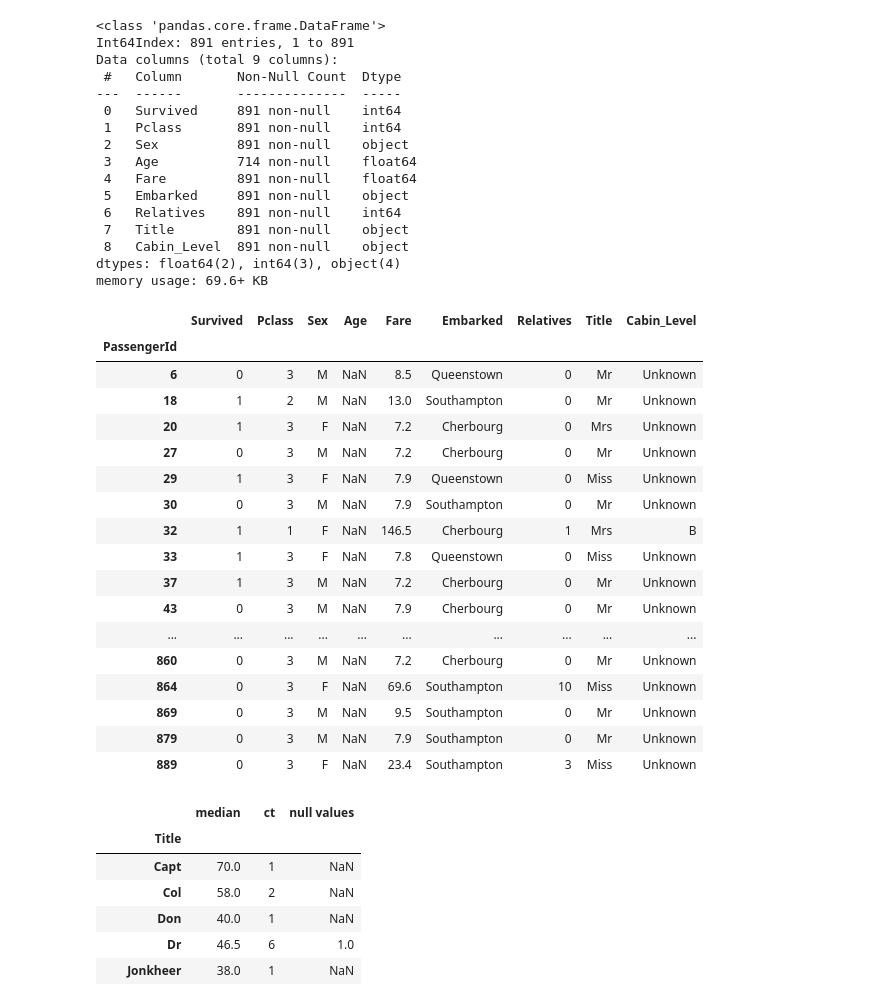
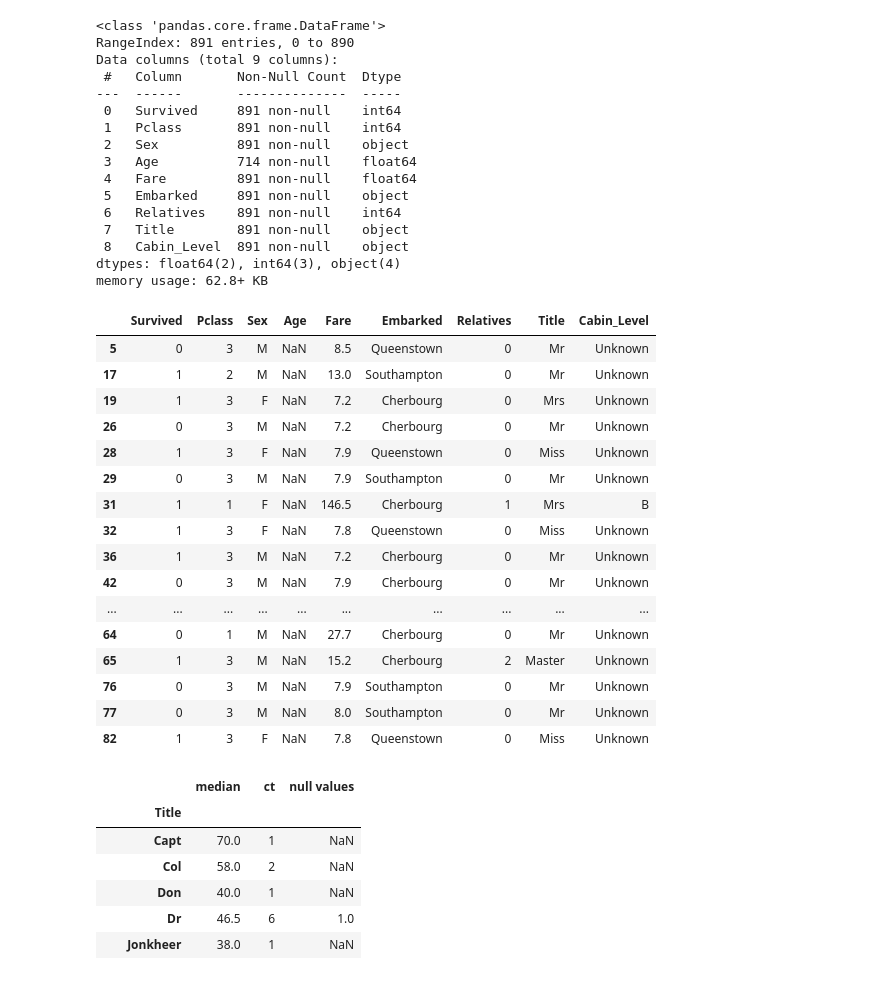
Before and after one commit to jcowper7/titanic_challenge, a Jupyter notebook: titanic_analysis.ipynb, the cells around one changed output. Saved outputs shown, nothing was run; the diff lists cells and outputs as text; code cells hidden in the pictures.

```diff
--- a/titanic_analysis.ipynb
+++ b/titanic_analysis.ipynb
@@ -11,7 +13,7 @@ pd.set_option('display.max_rows', None)
 # %%
 #source
 url = "https://raw.githubusercontent.com/datasciencedojo/datasets/master/titanic.csv"
-df = pd.read_csv(url,index_col=0,parse_dates=[0])
+df = pd.read_csv(url)#,index_col=0,parse_dates=[0])
 # %%
 df.head(10)
 # %% [output]
@@ -75,7 +75,7 @@ df.info()
 #round ages to floor
 # %% [output]
 <class 'pandas.core.frame.DataFrame'>
-Int64Index: 891 entries, 1 to 891
+RangeIndex: 891 entries, 0 to 890
 Data columns (total 9 columns):
  #   Column       Non-Null Count  Dtype
 ---  ------       --------------  -----
@@ -89,31 +89,30 @@ Data columns (total 9 columns):
  7   Title        891 non-null    object
  8   Cabin_Level  891 non-null    object
 dtypes: float64(2), int64(3), object(4)
-memory usage: 69.6+ KB
+memory usage: 62.8+ KB
 # %%
 #generate median age per variable groups to join into those with no age
 
 #explore missing age records
-df[df['Age'].isna()] #potential useful -> pclass, embarked, sex, title/young/old title?
+df[df['Age'].isna()].head(20) #potential useful -> pclass, embarked, sex, title/young/old title?
 # %% [output]
 |  | Survived | Pclass | Sex | Age | Fare | Embarked | Relatives | Title | Cabin_Level |
-| PassengerId |  |  |  |  |  |  |  |  |  |
-| 6 | 0 | 3 | M | NaN | 8.5 | Queenstown | 0 | Mr | Unknown |
-| 18 | 1 | 2 | M | NaN | 13.0 | Southampton | 0 | Mr | Unknown |
-| 20 | 1 | 3 | F | NaN | 7.2 | Cherbourg | 0 | Mrs | Unknown |
-| 27 | 0 | 3 | M | NaN | 7.2 | Cherbourg | 0 | Mr | Unknown |
-| 29 | 1 | 3 | F | NaN | 7.9 | Queenstown | 0 | Miss | Unknown |
-| 30 | 0 | 3 | M | NaN | 7.9 | Southampton | 0 | Mr | Unknown |
-| 32 | 1 | 1 | F | NaN | 146.5 | Cherbourg | 1 | Mrs | B |
-| 33 | 1 | 3 | F | NaN | 7.8 | Queenstown | 0 | Miss | Unknown |
-| 37 | 1 | 3 | M | NaN | 7.2 | Cherbourg | 0 | Mr | Unknown |
-| 43 | 0 | 3 | M | NaN | 7.9 | Cherbourg | 0 | Mr | Unknown |
+| 5 | 0 | 3 | M | NaN | 8.5 | Queenstown | 0 | Mr | Unknown |
+| 17 | 1 | 2 | M | NaN | 13.0 | Southampton | 0 | Mr | Unknown |
+| 19 | 1 | 3 | F | NaN | 7.2 | Cherbourg | 0 | Mrs | Unknown |
+| 26 | 0 | 3 | M | NaN | 7.2 | Cherbourg | 0 | Mr | Unknown |
+| 28 | 1 | 3 | F | NaN | 7.9 | Queenstown | 0 | Miss | Unknown |
+| 29 | 0 | 3 | M | NaN | 7.9 | Southampton | 0 | Mr | Unknown |
+| 31 | 1 | 1 | F | NaN | 146.5 | Cherbourg | 1 | Mrs | B |
+| 32 | 1 | 3 | F | NaN | 7.8 | Queenstown | 0 | Miss | Unknown |
+| 36 | 1 | 3 | M | NaN | 7.2 | Cherbourg | 0 | Mr | Unknown |
+| 42 | 0 | 3 | M | NaN | 7.9 | Cherbourg | 0 | Mr | Unknown |
 | ... | ... | ... | ... | ... | ... | ... | ... | ... | ... |
-| 860 | 0 | 3 | M | NaN | 7.2 | Cherbourg | 0 | Mr | Unknown |
-| 864 | 0 | 3 | F | NaN | 69.6 | Southampton | 10 | Miss | Unknown |
-| 869 | 0 | 3 | M | NaN | 9.5 | Southampton | 0 | Mr | Unknown |
-| 879 | 0 | 3 | M | NaN | 7.9 | Southampton | 0 | Mr | Unknown |
-| 889 | 0 | 3 | F | NaN | 23.4 | Southampton | 3 | Miss | Unknown |
+| 64 | 0 | 1 | M | NaN | 27.7 | Cherbourg | 0 | Mr | Unknown |
+| 65 | 1 | 3 | M | NaN | 15.2 | Cherbourg | 2 | Master | Unknown |
+| 76 | 0 | 3 | M | NaN | 7.9 | Southampton | 0 | Mr | Unknown |
+| 77 | 0 | 3 | M | NaN | 8.0 | Southampton | 0 | Mr | Unknown |
+| 82 | 1 | 3 | F | NaN | 7.8 | Queenstown | 0 | Miss | Unknown |
 # %%
 #age1 contains only known age records
 # create grouping by useful cars to crossjoin back to main
```
Also changed, not shown: parts of 13 cells of this notebook.
